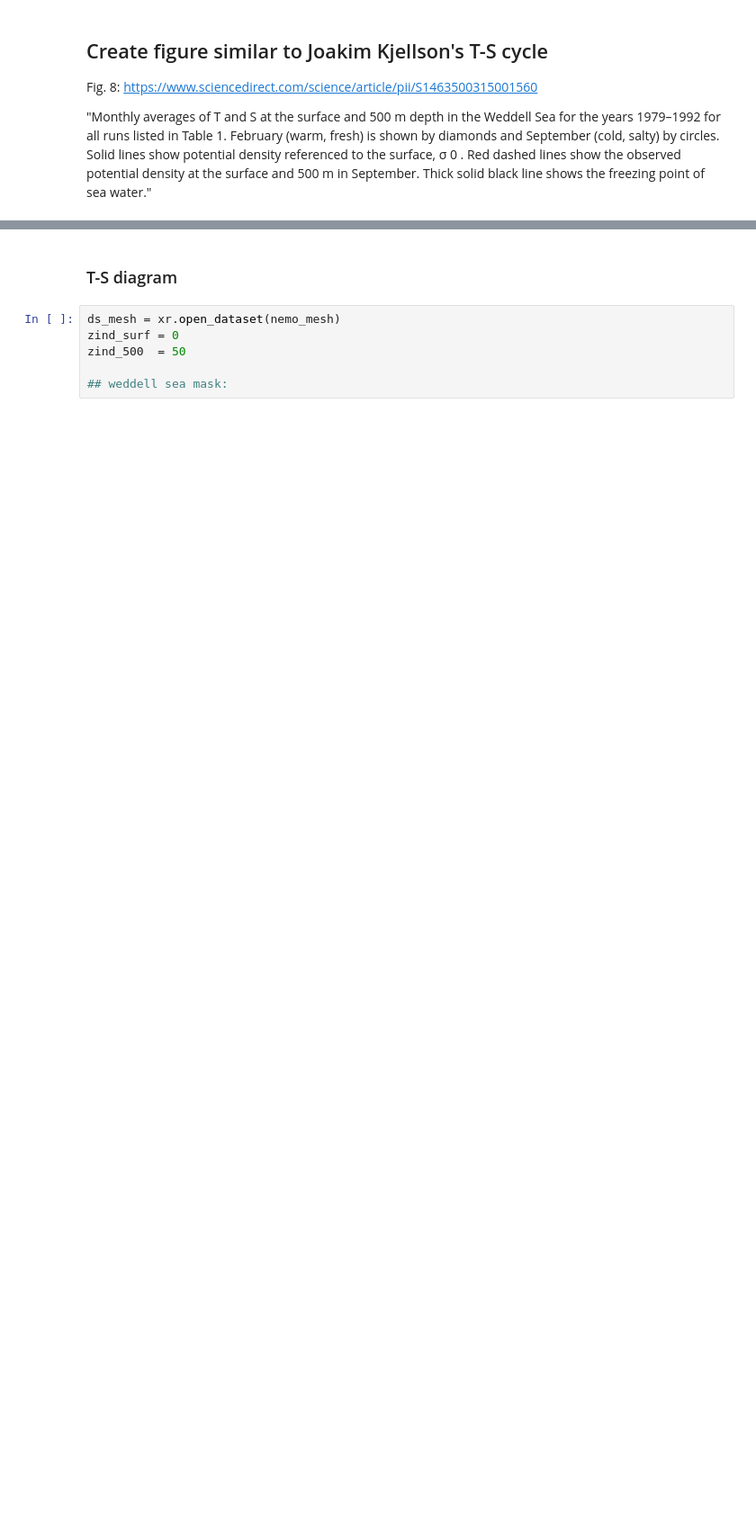
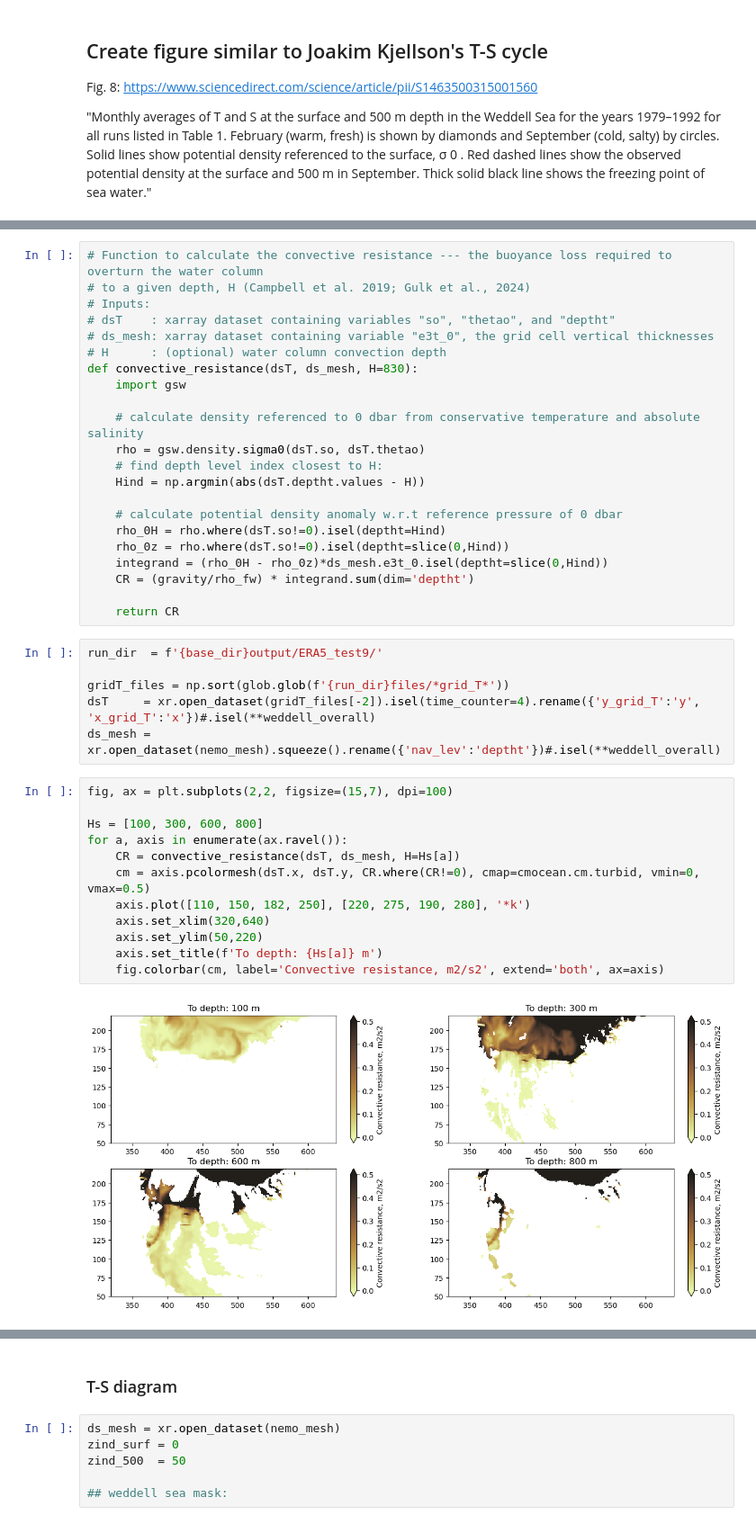
Before and after one commit to brogalla/analysis-birgal, a Jupyter notebook: nemo_config_setup/climate-experiments/convection-T-S-Joakim-Kjellson.ipynb, the cells around one changed output, grey strips where cells are left out. Shown at 90% size. Saved outputs shown, nothing was run; the diff lists cells and outputs as text; blank space fills up the shorter version.

```diff
--- a/nemo_config_setup/climate-experiments/convection-T-S-Joakim-Kjellson.ipynb
+++ b/nemo_config_setup/climate-experiments/convection-T-S-Joakim-Kjellson.ipynb
@@ -21,0 +29,42 @@ run_dir  = f'{base_dir}output/ERA5_test7/'
+# %%
+# Function to calculate the convective resistance --- the buoyance loss required to overturn the water column
+# to a given depth, H (Campbell et al. 2019; Gulk et al., 2024)
+# Inputs:
+# dsT    : xarray dataset containing variables "so", "thetao", and "deptht"
+# ds_mesh: xarray dataset containing variable "e3t_0", the grid cell vertical thicknesses
+# H      : (optional) water column convection depth
+def convective_resistance(dsT, ds_mesh, H=830):
+    import gsw
+
+    # calculate density referenced to 0 dbar from conservative temperature and absolute salinity
+    rho = gsw.density.sigma0(dsT.so, dsT.thetao)
+    # find depth level index closest to H:
+    Hind = np.argmin(abs(dsT.deptht.values - H))
+
+    # calculate potential density anomaly w.r.t reference pressure of 0 dbar
+    rho_0H = rho.where(dsT.so!=0).isel(deptht=Hind)
+    rho_0z = rho.where(dsT.so!=0).isel(deptht=slice(0,Hind))
+    integrand = (rho_0H - rho_0z)*ds_mesh.e3t_0.isel(deptht=slice(0,Hind))
+    CR = (gravity/rho_fw) * integrand.sum(dim='deptht')
+
+    return CR
+# %%
+run_dir  = f'{base_dir}output/ERA5_test9/'
+
+gridT_files = np.sort(glob.glob(f'{run_dir}files/*grid_T*'))
+dsT     = xr.open_dataset(gridT_files[-2]).isel(time_counter=4).rename({'y_grid_T':'y', 'x_grid_T':'x'})#.isel(**weddell_overall)
+ds_mesh = xr.open_dataset(nemo_mesh).squeeze().rename({'nav_lev':'deptht'})#.isel(**weddell_overall)
+# %%
+fig, ax = plt.subplots(2,2, figsize=(15,7), dpi=100)
+
+Hs = [100, 300, 600, 800]
+for a, axis in enumerate(ax.ravel()):
+    CR = convective_resistance(dsT, ds_mesh, H=Hs[a])
+    cm = axis.pcolormesh(dsT.x, dsT.y, CR.where(CR!=0), cmap=cmocean.cm.turbid, vmin=0, vmax=0.5)
+    axis.plot([110, 150, 182, 250], [220, 275, 190, 280], '*k')
+    axis.set_xlim(320,640)
+    axis.set_ylim(50,220)
+    axis.set_title(f'To depth: {Hs[a]} m')
+    fig.colorbar(cm, label='Convective resistance, m2/s2', extend='both', ax=axis)
+# %% [output]
+[figure, added]
```
Also changed, not shown: parts of 26 cells of this notebook.
